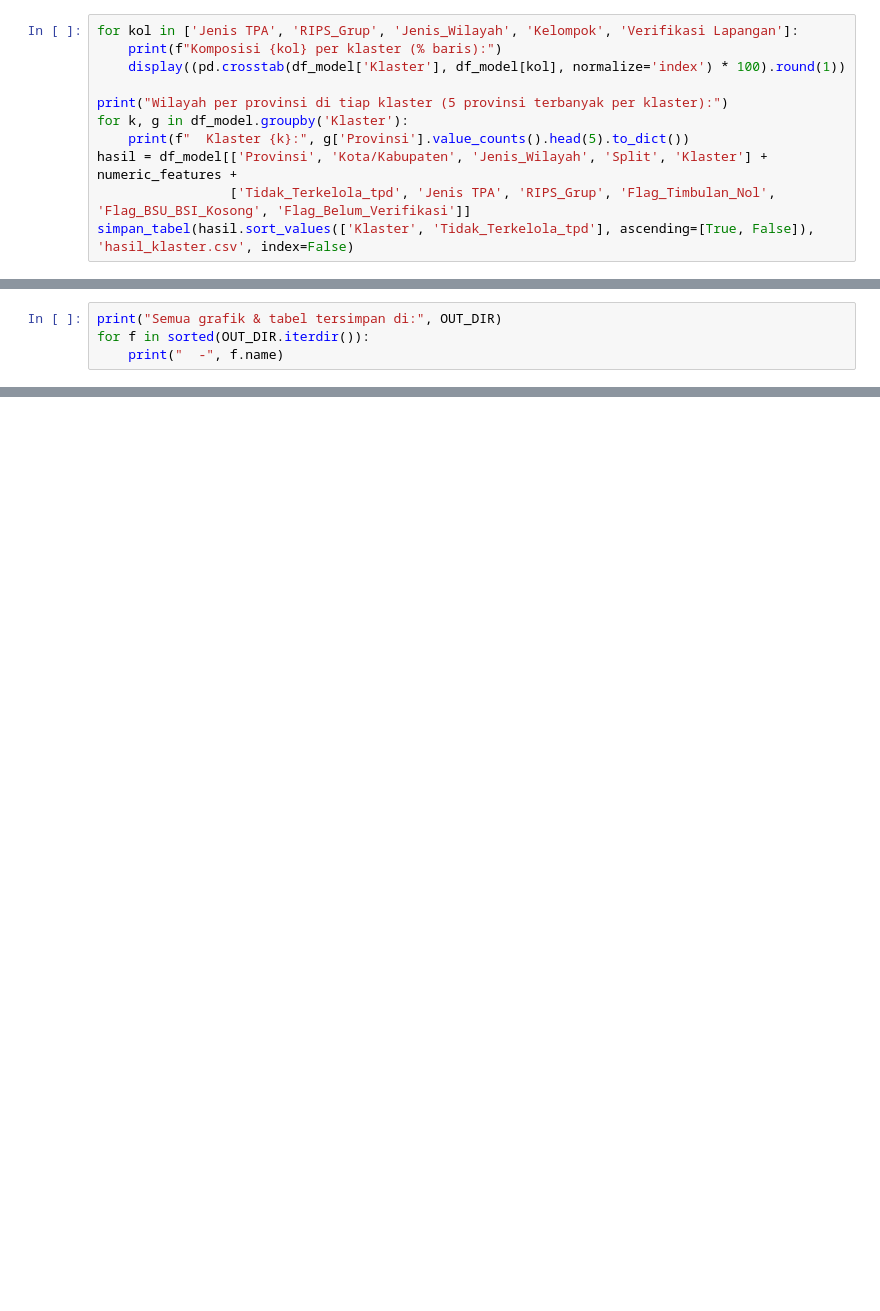
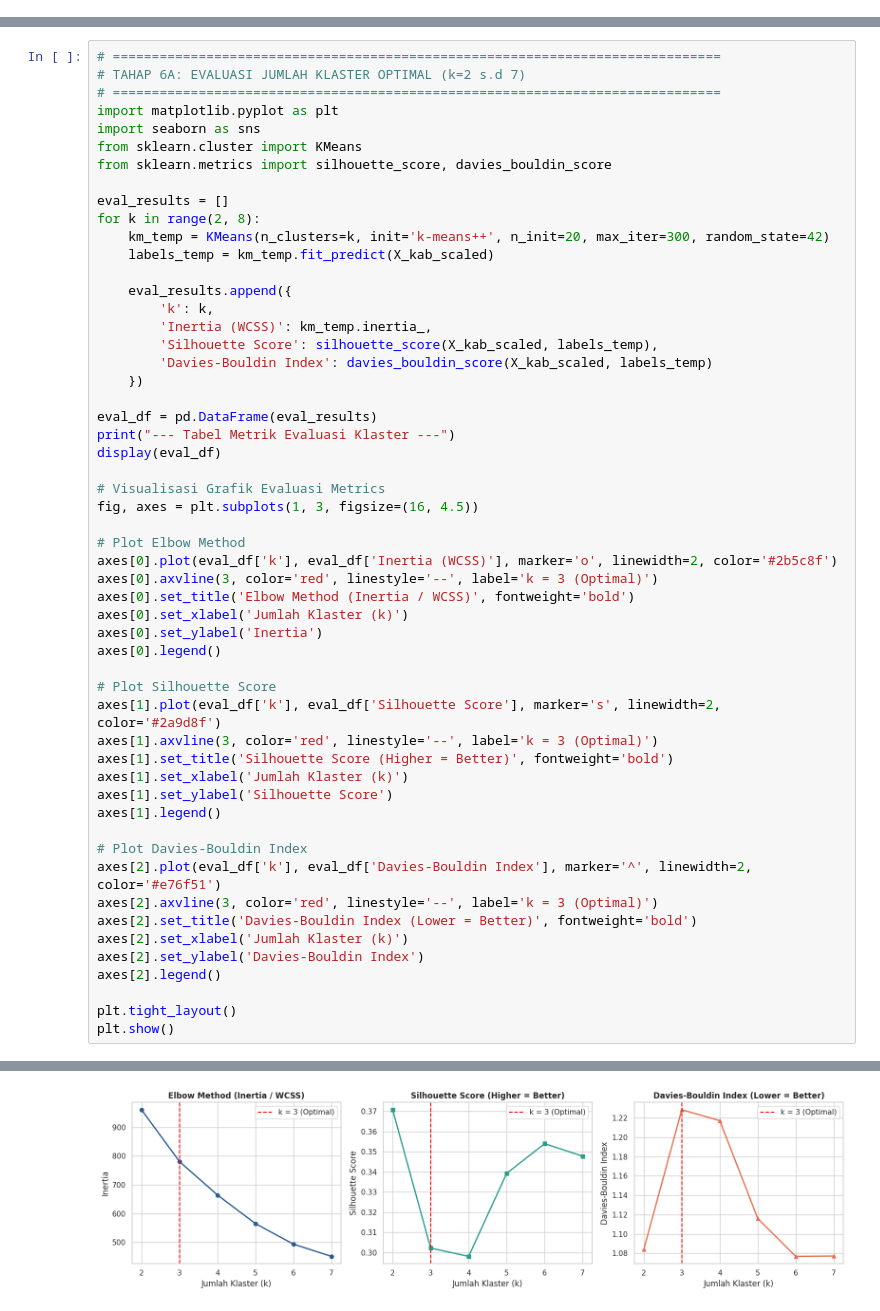
Before and after one commit to Hasanrbn/clustering-pengelolaan-sampah-sipsn, a Jupyter notebook: analisis_sampah.ipynb, the cells around one changed output, grey strips where cells are left out. Saved outputs shown, nothing was run; the diff lists cells and outputs as text; blank space fills up the shorter version.

```diff
--- a/analisis_sampah.ipynb
+++ b/analisis_sampah.ipynb
@@ -1185,11 +0,0 @@ Loading PCA:
-# %%
-for kol in ['Jenis TPA', 'RIPS_Grup', 'Jenis_Wilayah', 'Kelompok', 'Verifikasi Lapangan']:
-    print(f"Komposisi {kol} per klaster (% baris):")
-    display((pd.crosstab(df_model['Klaster'], df_model[kol], normalize='index') * 100).round(1))
-
-print("Wilayah per provinsi di tiap klaster (5 provinsi terbanyak per klaster):")
-for k, g in df_model.groupby('Klaster'):
-    print(f"  Klaster {k}:", g['Provinsi'].value_counts().head(5).to_dict())
-hasil = df_model[['Provinsi', 'Kota/Kabupaten', 'Jenis_Wilayah', 'Split', 'Klaster'] + numeric_features +
-                 ['Tidak_Terkelola_tpd', 'Jenis TPA', 'RIPS_Grup', 'Flag_Timbulan_Nol', 'Flag_BSU_BSI_Kosong', 'Flag_Belum_Verifikasi']]
-simpan_tabel(hasil.sort_values(['Klaster', 'Tidak_Terkelola_tpd'], ascending=[True, False]), 'hasil_klaster.csv', index=False)
@@ -1293,4 +0,0 @@ Dampak n_init: n_init=1 bisa menghasilkan ARI serendah 0.73, karena itu N_INIT=2
-# %%
-print("Semua grafik & tabel tersimpan di:", OUT_DIR)
-for f in sorted(OUT_DIR.iterdir()):
-    print("  -", f.name)
@@ -1314,0 +358,55 @@ Semua grafik & tabel tersimpan di: c:\ds\clustering-pengelolaan-sampah-sipsn-not
+# %%
+# ==============================================================================
+# TAHAP 6A: EVALUASI JUMLAH KLASTER OPTIMAL (k=2 s.d 7)
+# ==============================================================================
+import matplotlib.pyplot as plt
+import seaborn as sns
+from sklearn.cluster import KMeans
+from sklearn.metrics import silhouette_score, davies_bouldin_score
+
+eval_results = []
+for k in range(2, 8):
+    km_temp = KMeans(n_clusters=k, init='k-means++', n_init=20, max_iter=300, random_state=42)
+    labels_temp = km_temp.fit_predict(X_kab_scaled)
+
+    eval_results.append({
+        'k': k,
+        'Inertia (WCSS)': km_temp.inertia_,
+        'Silhouette Score': silhouette_score(X_kab_scaled, labels_temp),
+        'Davies-Bouldin Index': davies_bouldin_score(X_kab_scaled, labels_temp)
+    })
+
+eval_df = pd.DataFrame(eval_results)
+print("--- Tabel Metrik Evaluasi Klaster ---")
+display(eval_df)
+
+# Visualisasi Grafik Evaluasi Metrics
+fig, axes = plt.subplots(1, 3, figsize=(16, 4.5))
+
+# Plot Elbow Method
+axes[0].plot(eval_df['k'], eval_df['Inertia (WCSS)'], marker='o', linewidth=2, color='#2b5c8f')
+axes[0].axvline(3, color='red', linestyle='--', label='k = 3 (Optimal)')
+axes[0].set_title('Elbow Method (Inertia / WCSS)', fontweight='bold')
+axes[0].set_xlabel('Jumlah Klaster (k)')
+axes[0].set_ylabel('Inertia')
+axes[0].legend()
+
+# Plot Silhouette Score
+axes[1].plot(eval_df['k'], eval_df['Silhouette Score'], marker='s', linewidth=2, color='#2a9d8f')
+axes[1].axvline(3, color='red', linestyle='--', label='k = 3 (Optimal)')
+axes[1].set_title('Silhouette Score (Higher = Better)', fontweight='bold')
+axes[1].set_xlabel('Jumlah Klaster (k)')
+axes[1].set_ylabel('Silhouette Score')
+axes[1].legend()
+
+# Plot Davies-Bouldin Index
+axes[2].plot(eval_df['k'], eval_df['Davies-Bouldin Index'], marker='^', linewidth=2, color='#e76f51')
+axes[2].axvline(3, color='red', linestyle='--', label='k = 3 (Optimal)')
+axes[2].set_title('Davies-Bouldin Index (Lower = Better)', fontweight='bold')
+axes[2].set_xlabel('Jumlah Klaster (k)')
+axes[2].set_ylabel('Davies-Bouldin Index')
+axes[2].legend()
+
+plt.tight_layout()
+plt.show()
+# %% [output]
@@ -1314,0 +421 @@ Semua grafik & tabel tersimpan di: c:\ds\clustering-pengelolaan-sampah-sipsn-not
+[figure, added]
```
Also changed, not shown: parts of 72 cells of this notebook, 29 other files.
